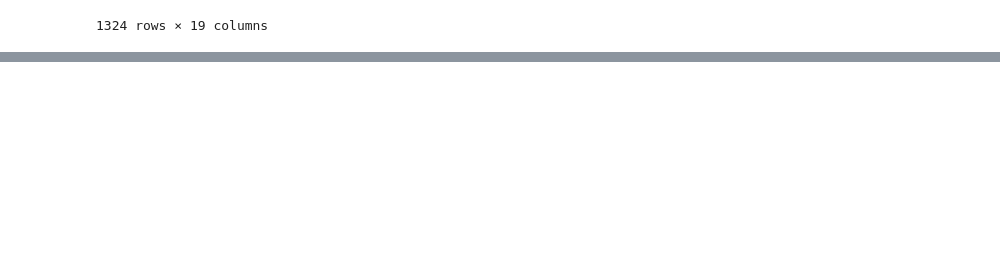
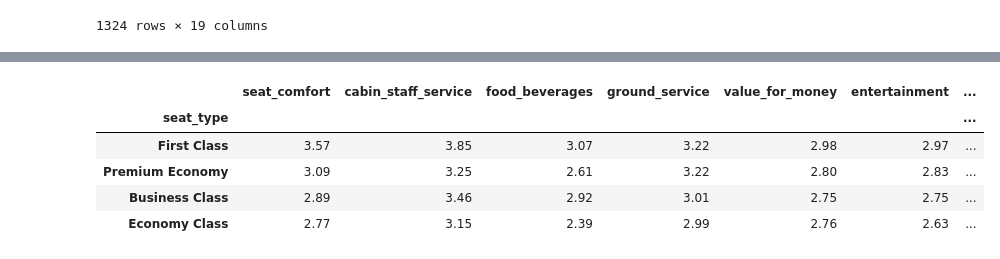
Before and after one commit to shilpakarumanchi/SentimentAnalysis, a Jupyter notebook: BA_cleaning.ipynb, the cells around one changed output, grey strips where cells are left out. Cells and saved outputs as stored; diff of their text form; code cells hidden in the pictures; blank space fills up the shorter version.

```diff
--- a/BA_cleaning.ipynb
+++ b/BA_cleaning.ipynb
@@ -129,0 +211,9 @@ df.to_csv('ba_reviews_clean.csv', index=False)
+# %%
+#Checking for numbre of revies provided within each Continent
+df2 = df.groupby(['Continent']).size().reset_index(name='Number of reviews').sort_values(by="Number of reviews",ascending=False).reset_index(drop=True)
+df2.index = np.arange(1, len(df2) + 1)
+df2
+#Inference:
+#Highest number of reviews were provided from Europe with 1009 reviews followed by North America with 168 reviews.
+#Lowest number of reviews were provided from South America  with 5 reviews followed by Africa with 22 reviews.
+#There should be a minimum sample size of 30 inorder to be able to produce any inference.
@@ -129,0 +245,17 @@ df.to_csv('ba_reviews_clean.csv', index=False)
+# %%
+#Summary statistics by Seat type
+df4 = df2.groupby(['seat_type'])[['seat_comfort',
+       'cabin_staff_service', 'food_beverages', 'ground_service',
+       'value_for_money', 'entertainment', 'avg_rating'
+                ]].mean().sort_values(by="avg_rating",ascending=False)
+df4
+#Inference:
+#On average the services provided in first class received higher ratings than the other class types.
+#Economy class has the least ratings in all service categories.
+# %% [output]
+|  | seat_comfort | cabin_staff_service | food_beverages | ground_service | value_for_money | entertainment | ... |
+| seat_type |  |  |  |  |  |  | ... |
+| First Class | 3.57 | 3.85 | 3.07 | 3.22 | 2.98 | 2.97 | ... |
+| Premium Economy | 3.09 | 3.25 | 2.61 | 3.22 | 2.80 | 2.83 | ... |
+| Business Class | 2.89 | 3.46 | 2.92 | 3.01 | 2.75 | 2.75 | ... |
+| Economy Class | 2.77 | 3.15 | 2.39 | 2.99 | 2.76 | 2.63 | ... |
```
Also changed, not shown: parts of 21 cells of this notebook.
